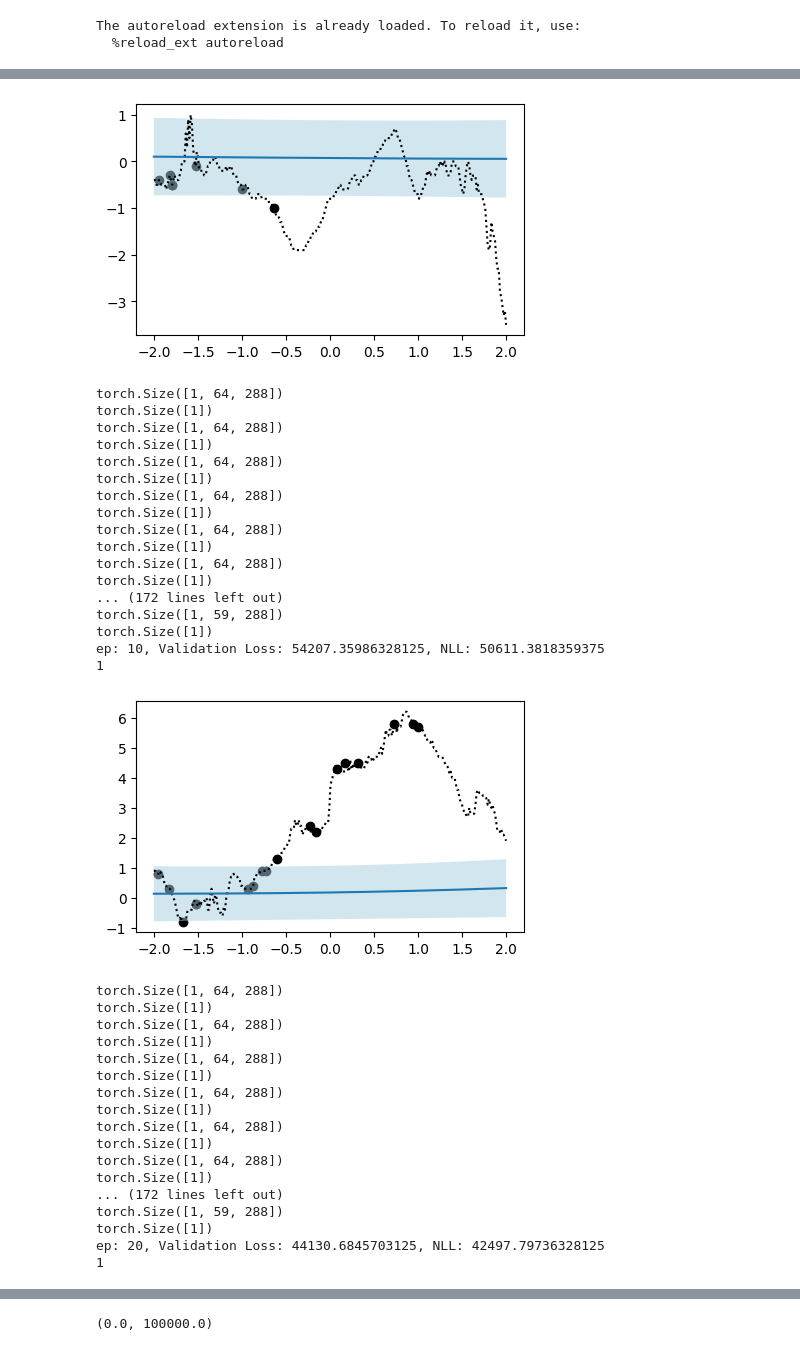
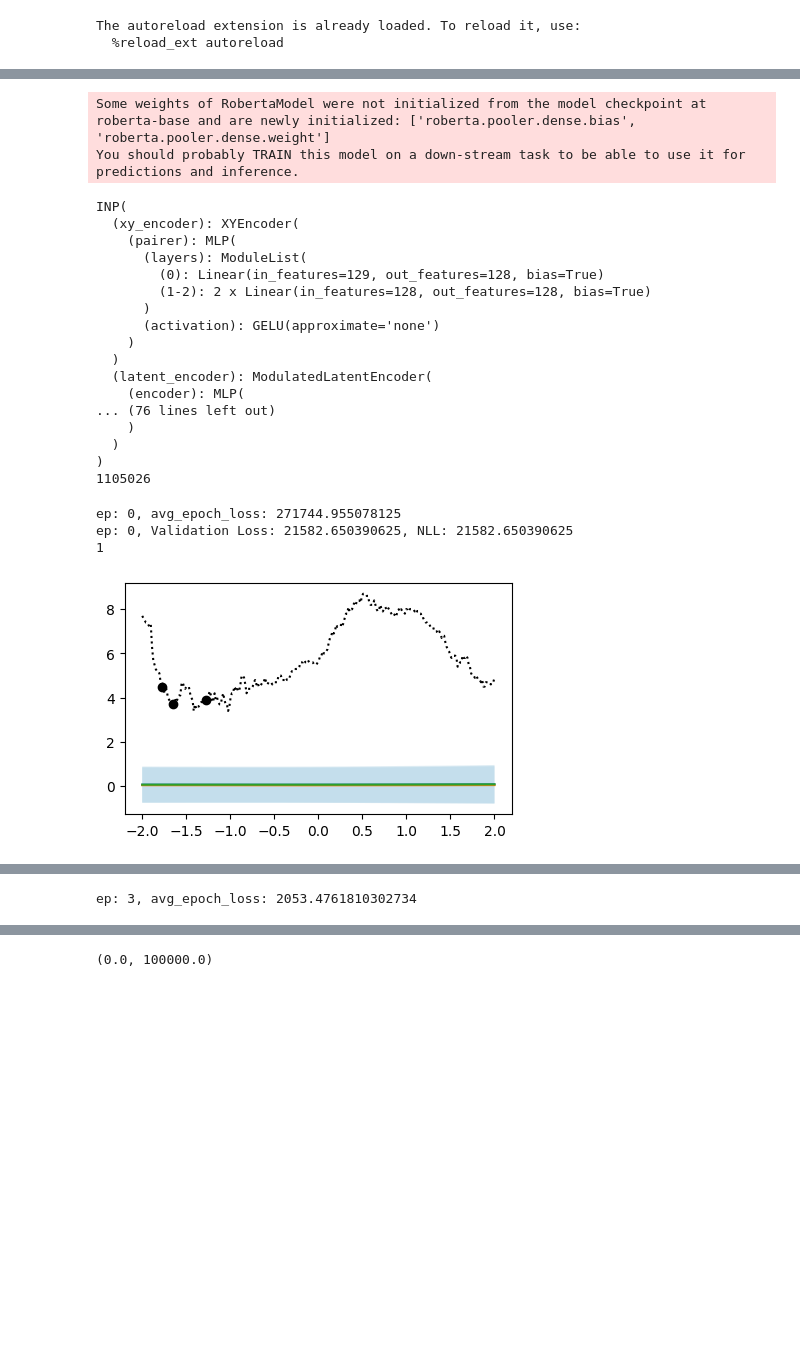
Before and after one commit to will-hd/IML, a Jupyter notebook: kas/kas.ipynb, the cells around one changed output, grey strips where cells are left out. Saved outputs shown, nothing was run; the diff lists cells and outputs as text; code cells hidden in the pictures; blank space fills up the shorter version.

Commit message:
Large refactor+testing commit
Standardising my model and Kas model to compare with each dataloading/dataset methods

```diff
--- a/kas/kas.ipynb
+++ b/kas/kas.ipynb
@@ -21,7 +21,8 @@ import torch
 
 from temp_data import Temperatures
 from informed_nps import INP
-from plot import plot_predictive
+from plot import kas_plot_predictive
+from tqdm import tqdm
 
 
 config = Namespace(
@@ -45,7 +46,7 @@ config = Namespace(
     knowledge_dim=128,
     knowledge_merge='self-attention',
     text_encoder = 'roberta',
-    use_knowledge=False,
+    use_knowledge=True,
     freeze_llm=True,
     tune_llm_layer_norms=False,
     freeze_meta_networks=False,
@@ -66,8 +67,8 @@ config = Namespace(
 config.device = "cuda"
 
 train_dataset = Temperatures(split='train')
-val_dataset = Temperatures(split='train')
-test_dataset = Temperatures(split='train')
+val_dataset = Temperatures(split='val')
+test_dataset = Temperatures(split='val')
 # dataset = NewRegression(root='data/new', split='train')
 #dataset = CelebA(root='data', split='train', knowledge_type='set')
 # dataset = metaMIMIC(config, split='train', root='data/metaMIMIC', knowledge_type='none')
@@ -75,6 +76,7 @@ test_dataset = Temperatures(split='train')
 # config.num_classes = dataset.num_classes
 #dataset = SetKnowledgeTrendingSinusoids(split='train', root='data/toy-regression', knowledge_type='masked')
 train_dataloader = get_dataloader(train_dataset, config)
+print(len(train_dataloader))
 val_dataloader = get_dataloader(val_dataset, config)
 test_config = config
 test_config.batch_size = 1
@@ -87,14 +89,14 @@ print(model)
 print(sum(p.numel() for p in model.parameters() if p.requires_grad))
 loss_func = ELBOLoss()
 
-optimizer = torch.optim.Adam(model.parameters(), lr=5e-4)
+optimizer = torch.optim.Adam(model.parameters(), lr=1e-3)
 
 torch.manual_seed(config.seed)
 np.random.seed(config.seed)
 random.seed(config.seed)
 
 epoch_losses = []
-for epoch in range(1000):
+for epoch in tqdm(range(1000)):
     epoch_loss = 0
     num_batches = len(train_dataloader)
 
@@ -135,7 +137,7 @@ for epoch in range(1000):
             num_val_batches = len(val_dataloader)
 
             for _ in range(num_val_epochs):
-                # model.training = False
+                model.training = False
                 val_epoch_loss = 0
                 val_epoch_nll = 0
                 for i, batch in enumerate(val_dataloader):
@@ -164,7 +166,7 @@ for epoch in range(1000):
                 avg_val_epoch_loss += val_epoch_loss / num_val_epochs
                 avg_val_nll += val_epoch_nll / num_val_epochs
             print(f"ep: {epoch}, Validation Loss: {avg_val_epoch_loss}, NLL: {avg_val_nll}")
-            # model.training = True
+            model.training = True
 
         # plot
         for j, batch in enumerate(test_dataloader):
@@ -176,7 +178,7 @@ for epoch in range(1000):
             y_context = y_context.to(config.device)
             x_target = x_target.to(config.device)
             y_target = y_target.to(config.device)
-            plot_predictive(model, x_context, y_context, x_target, y_target, knowledge, config)
+            kas_plot_predictive(model, x_context, y_context, x_target, y_target, knowledge, config)
             break
         # probs = outputs[0].probs
         # predictions = torch.tensor(probs > 0.5, dtype=torch.float32)
@@ -206,36 +207,23 @@ ep: 0, Validation Loss: 79486.3564453125, NLL: 67529.47900390625
+Some weights of RobertaModel were not initialized from the model checkpoint at roberta-base and are newly initialized: ['roberta.pooler.dense.bias', 'roberta.pooler.dense.weight']
+You should probably TRAIN this model on a down-stream task to be able to use it for predictions and inference.
+INP(
+  (xy_encoder): XYEncoder(
+    (pairer): MLP(
+      (layers): ModuleList(
+        (0): Linear(in_features=129, out_features=128, bias=True)
+        (1-2): 2 x Linear(in_features=128, out_features=128, bias=True)
+      )
+      (activation): GELU(approximate='none')
+    )
+  )
+  (latent_encoder): ModulatedLatentEncoder(
+    (encoder): MLP(
+... (76 lines left out)
+    )
+  )
+)
+1105026
+ep: 0, avg_epoch_loss: 271744.955078125
+ep: 0, Validation Loss: 21582.650390625, NLL: 21582.650390625
+1
-[figure, old version]
+[figure, new version]
-torch.Size([1, 64, 288])
-torch.Size([1])
-torch.Size([1, 64, 288])
-torch.Size([1])
-torch.Size([1, 64, 288])
-torch.Size([1])
-torch.Size([1, 64, 288])
-torch.Size([1])
-torch.Size([1, 64, 288])
-torch.Size([1])
-torch.Size([1, 64, 288])
-torch.Size([1])
-... (172 lines left out)
-torch.Size([1, 59, 288])
-torch.Size([1])
-ep: 10, Validation Loss: 54207.35986328125, NLL: 50611.3818359375
-1
-[figure, removed]
-torch.Size([1, 64, 288])
-torch.Size([1])
-torch.Size([1, 64, 288])
-torch.Size([1])
-torch.Size([1, 64, 288])
-torch.Size([1])
-torch.Size([1, 64, 288])
-torch.Size([1])
-torch.Size([1, 64, 288])
-torch.Size([1])
-torch.Size([1, 64, 288])
-torch.Size([1])
-... (172 lines left out)
-torch.Size([1, 59, 288])
-torch.Size([1])
-ep: 20, Validation Loss: 44130.6845703125, NLL: 42497.79736328125
-1
@@ -273,0 +232 @@ KeyboardInterrupt:
+ep: 3, avg_epoch_loss: 2053.4761810302734
```
Also changed, not shown: parts of 1 cell of this notebook, 15 other files.
